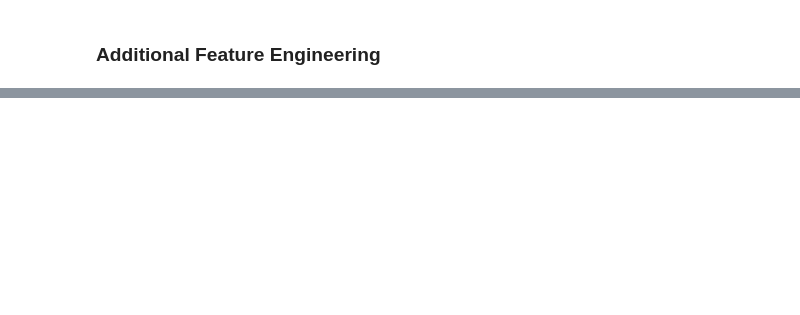
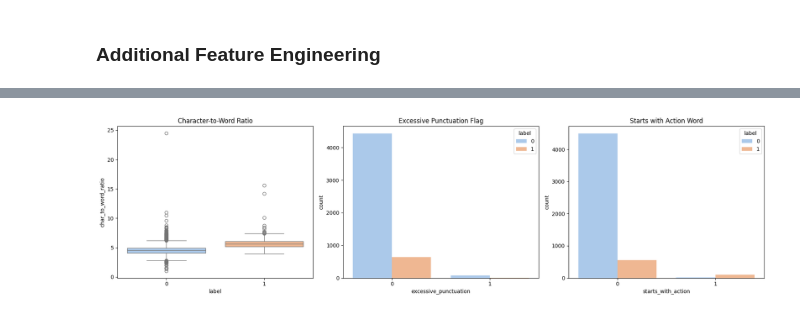
Before and after one commit to rajsuprio/sms_spam_svm, a Jupyter notebook: SMS_Spam_SVM_raj.ipynb, the cells around one changed output, grey strips where cells are left out. Cells and saved outputs as stored; diff of their text form; code cells hidden in the pictures; blank space fills up the shorter version.

```diff
--- a/SMS_Spam_SVM_raj.ipynb
+++ b/SMS_Spam_SVM_raj.ipynb
@@ -253,0 +425,23 @@ print(df.head())
+# %%
+# 7. Character-to-Word Count Ratio
+df['char_to_word_ratio'] = df['char_count'] / (df['word_count'] + 1)
+
+# 8. Excessive Punctuation Indicator (e.g., repeating exclamation points, question marks, or multiple punctuation marks together)
+def check_excessive_punctuation(text):
+    # Checks for occurrences of !!, ???, or similar consecutive punctuation marks
+    return int(bool(re.search(r'[!?]{2,}', text)))
+
+df['excessive_punctuation'] = df['message'].apply(check_excessive_punctuation)
+
+# 9. Starts with a high-priority action word (e.g. Call, Win, Free, Get)
+action_verbs = ['call', 'win', 'free', 'get', 'claim', 'urgent', 'go']
+def starts_with_action(text):
+    first_word = text.strip().split()[0].lower() if text.strip() else ''
+    # Remove punctuation from first word
+    first_word = first_word.translate(str.maketrans('', '', string.punctuation))
+    return int(first_word in action_verbs)
+
+df['starts_with_action'] = df['message'].apply(starts_with_action)
+
+# Display the newly engineered features
+display(df[['message', 'label', 'char_to_word_ratio', 'excessive_punctuation', 'starts_with_action']].head())
@@ -253,0 +455,16 @@ print(df.head())
+# %%
+fig, axes = plt.subplots(1, 3, figsize=(18, 5))
+
+sns.boxplot(data=df, x='label', y='char_to_word_ratio', ax=axes[0], hue='label', palette='pastel', legend=False)
+axes[0].set_title('Character-to-Word Ratio')
+
+sns.countplot(data=df, x='excessive_punctuation', hue='label', ax=axes[1], palette='pastel')
+axes[1].set_title('Excessive Punctuation Flag')
+
+sns.countplot(data=df, x='starts_with_action', hue='label', ax=axes[2], palette='pastel')
+axes[2].set_title('Starts with Action Word')
+
+plt.tight_layout()
+plt.show()
+# %% [output]
+[figure, added]
```
Also changed, not shown: parts of 21 cells of this notebook.
